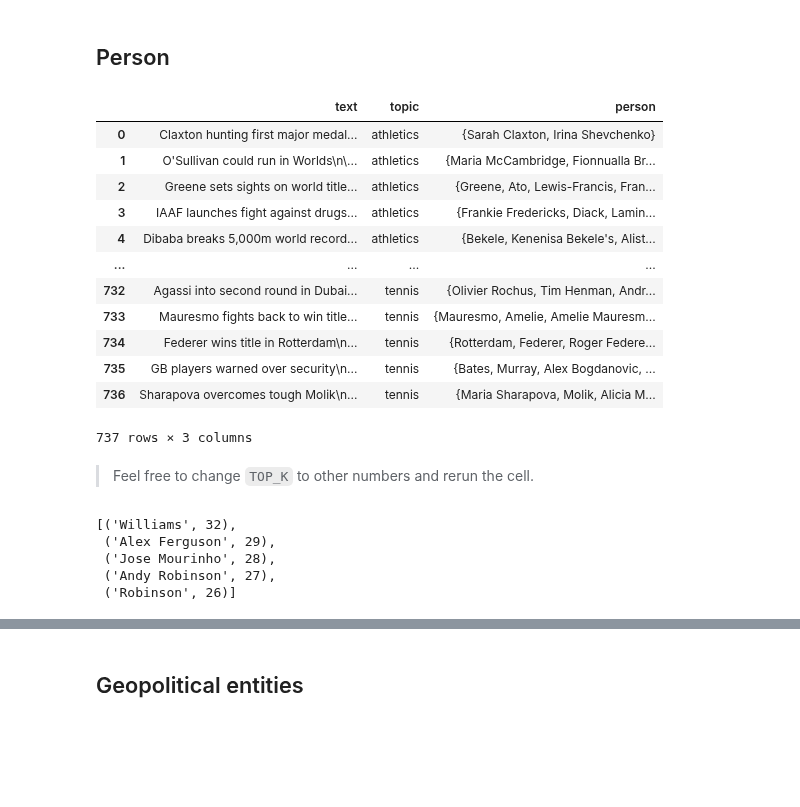
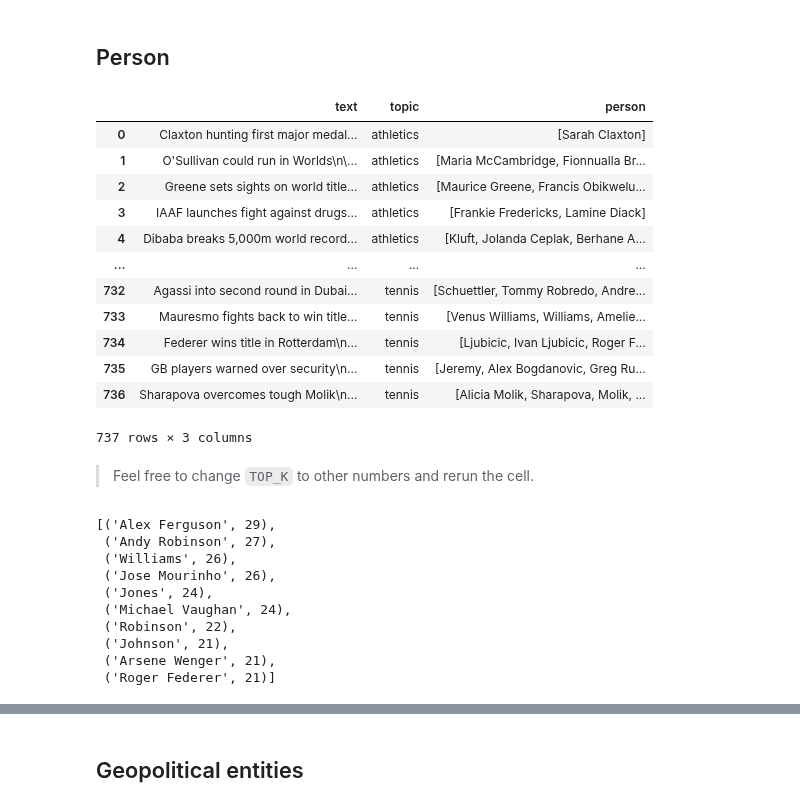
Before and after one commit to howard-haowen/NLP-demos, a Jupyter notebook: texthero_demo.ipynb, the cells around one changed output, grey strips where cells are left out. Cells and saved outputs as stored; diff of their text form; code cells hidden in the pictures; blank space fills up the shorter version.

```diff
--- a/texthero_demo.ipynb
+++ b/texthero_demo.ipynb
@@ -318,0 +359,2 @@ def extract_ent(ent_label):
+# %%
+df['named_entities'] = hero.named_entities(df['text'])
@@ -319,3 +379,9 @@ def extract_ent(ent_label):
+# %%
+#@title
+def filter_ent(named_entities, ent_label):
+    results = [e[0] for e in named_entities if e[1]==ent_label]
+    results = list(set(results))
+    return results
 # %%
 #@title
 from collections import Counter
@@ -335,28 +398,34 @@ texts = df['text']
-# %%
-df['person'] = extract_ent('PERSON')
-df
-# %% [output]
-|  | text | topic | person |
-| 0 | Claxton hunting first major medal... | athletics | {Sarah Claxton, Irina Shevchenko} |
-| 1 | O'Sullivan could run in Worlds\n\... | athletics | {Maria McCambridge, Fionnualla Br... |
-| 2 | Greene sets sights on world title... | athletics | {Greene, Ato, Lewis-Francis, Fran... |
-| 3 | IAAF launches fight against drugs... | athletics | {Frankie Fredericks, Diack, Lamin... |
-| 4 | Dibaba breaks 5,000m world record... | athletics | {Bekele, Kenenisa Bekele's, Alist... |
-| ... | ... | ... | ... |
-| 732 | Agassi into second round in Dubai... | tennis | {Olivier Rochus, Tim Henman, Andr... |
-| 733 | Mauresmo fights back to win title... | tennis | {Mauresmo, Amelie, Amelie Mauresm... |
-| 734 | Federer wins title in Rotterdam\n... | tennis | {Rotterdam, Federer, Roger Federe... |
-| 735 | GB players warned over security\n... | tennis | {Bates, Murray, Alex Bogdanovic, ... |
-| 736 | Sharapova overcomes tough Molik\n... | tennis | {Maria Sharapova, Molik, Alicia M... |
-737 rows × 3 columns
+# %%
+df['person'] = df['named_entities'].apply(filter_ent, args=('PERSON',))
+cols = ['text', 'topic', 'person']
+df[cols]
+# %% [output]
+|  | text | topic | person |
+| 0 | Claxton hunting first major medal... | athletics | [Sarah Claxton] |
+| 1 | O'Sullivan could run in Worlds\n\... | athletics | [Maria McCambridge, Fionnualla Br... |
+| 2 | Greene sets sights on world title... | athletics | [Maurice Greene, Francis Obikwelu... |
+| 3 | IAAF launches fight against drugs... | athletics | [Frankie Fredericks, Lamine Diack] |
+| 4 | Dibaba breaks 5,000m world record... | athletics | [Kluft, Jolanda Ceplak, Berhane A... |
+| ... | ... | ... | ... |
+| 732 | Agassi into second round in Dubai... | tennis | [Schuettler, Tommy Robredo, Andre... |
+| 733 | Mauresmo fights back to win title... | tennis | [Venus Williams, Williams, Amelie... |
+| 734 | Federer wins title in Rotterdam\n... | tennis | [Ljubicic, Ivan Ljubicic, Roger F... |
+| 735 | GB players warned over security\n... | tennis | [Jeremy, Alex Bogdanovic, Greg Ru... |
+| 736 | Sharapova overcomes tough Molik\n... | tennis | [Alicia Molik, Sharapova, Molik, ... |
+737 rows × 3 columns
 # %% [markdown]
 > Feel free to change `TOP_K` to other numbers and rerun the cell.
 # %%
-TOP_K = 5
+TOP_K = 10
 show_top_entities(df, 'person', top_k=TOP_K)
 # %% [output]
-[('Williams', 32),
- ('Alex Ferguson', 29),
- ('Jose Mourinho', 28),
+[('Alex Ferguson', 29),
  ('Andy Robinson', 27),
- ('Robinson', 26)]
+ ('Williams', 26),
+ ('Jose Mourinho', 26),
+ ('Jones', 24),
+ ('Michael Vaughan', 24),
+ ('Robinson', 22),
+ ('Johnson', 21),
+ ('Arsene Wenger', 21),
+ ('Roger Federer', 21)]
```
Also changed, not shown: parts of 67 cells of this notebook.
